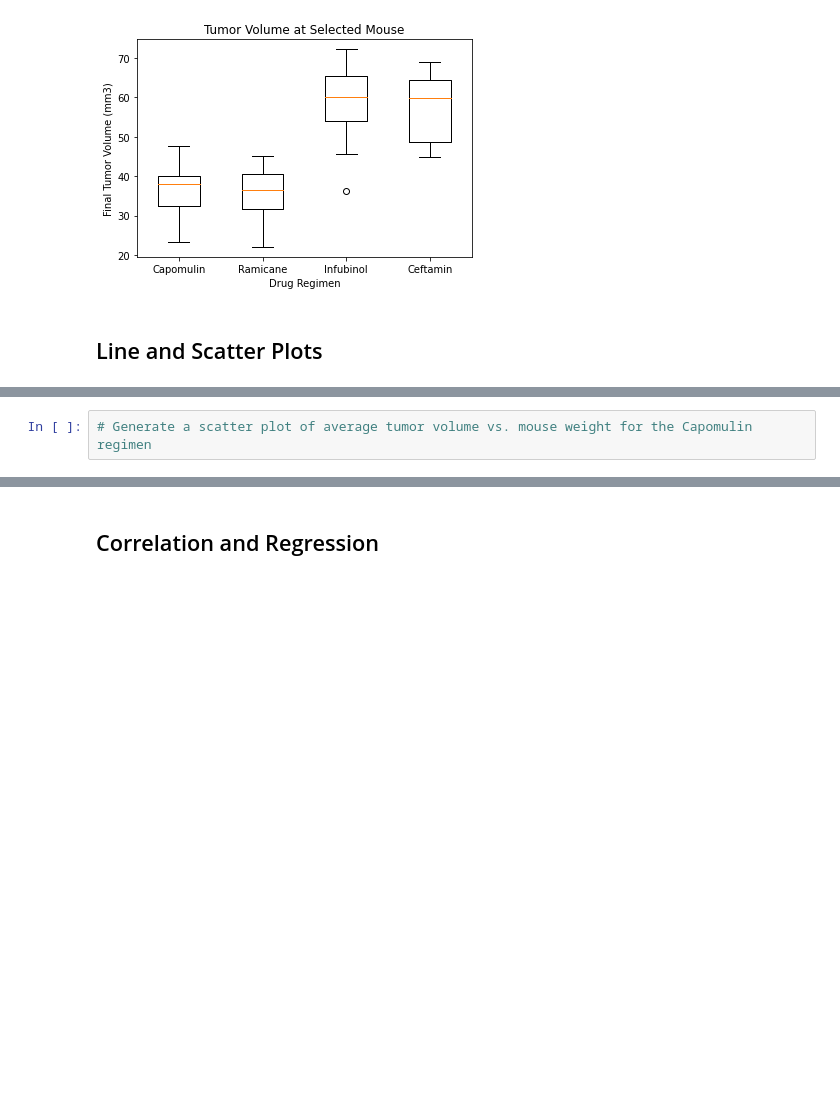
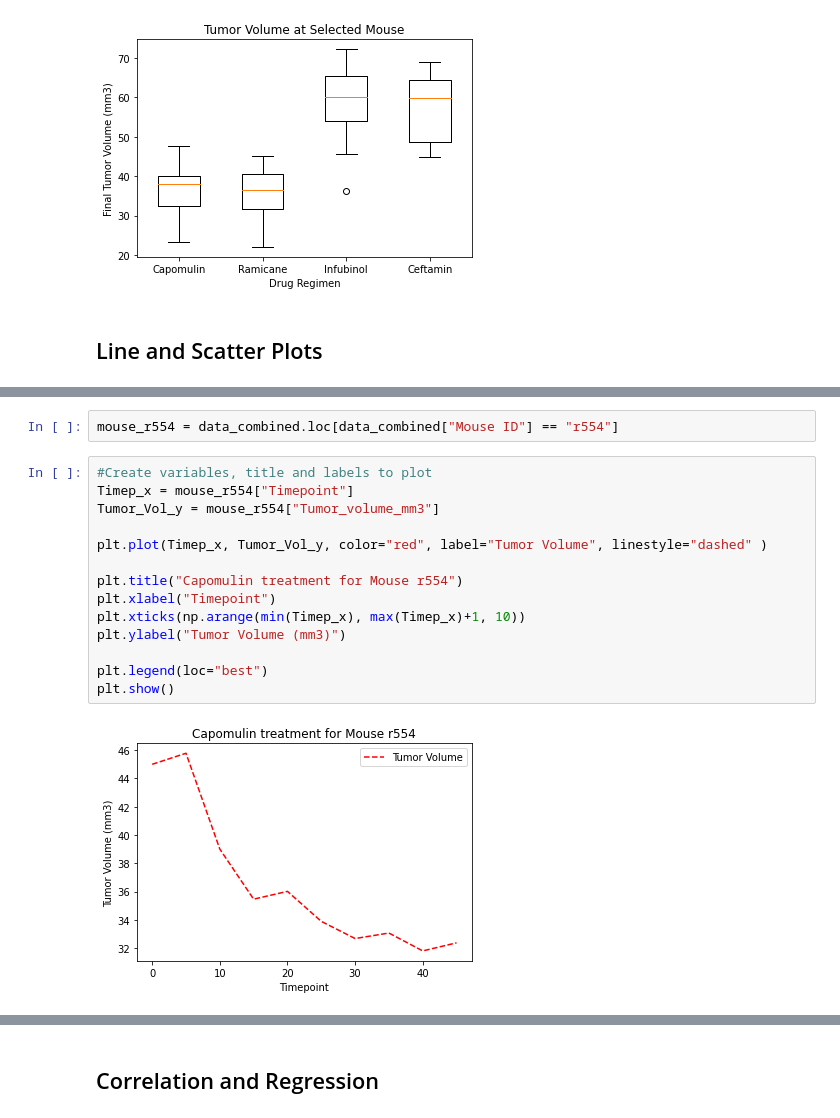
Before and after one commit to Master-Leo/Summary-Statistics-Challenge, a Jupyter notebook: pymaceuticals_starter.ipynb, the cells around one changed output, grey strips where cells are left out. Cells and saved outputs as stored; diff of their text form; blank space fills up the shorter version.

Commit message:
'line & scatter plot updated'

```diff
--- a/pymaceuticals_starter.ipynb
+++ b/pymaceuticals_starter.ipynb
@@ -413,2 +432,18 @@ plt.show()
-# %%
-# Generate a scatter plot of average tumor volume vs. mouse weight for the Capomulin regimen
+# %%
+mouse_r554 = data_combined.loc[data_combined["Mouse ID"] == "r554"]
+# %%
+#Create variables, title and labels to plot
+Timep_x = mouse_r554["Timepoint"]
+Tumor_Vol_y = mouse_r554["Tumor_volume_mm3"]
+
+plt.plot(Timep_x, Tumor_Vol_y, color="red", label="Tumor Volume", linestyle="dashed" )
+
+plt.title("Capomulin treatment for Mouse r554")
+plt.xlabel("Timepoint")
+plt.xticks(np.arange(min(Timep_x), max(Timep_x)+1, 10))
+plt.ylabel("Tumor Volume (mm3)")
+
+plt.legend(loc="best")
+plt.show()
+# %% [output]
+[figure, added]
```
Also changed, not shown: parts of 11 cells of this notebook.
